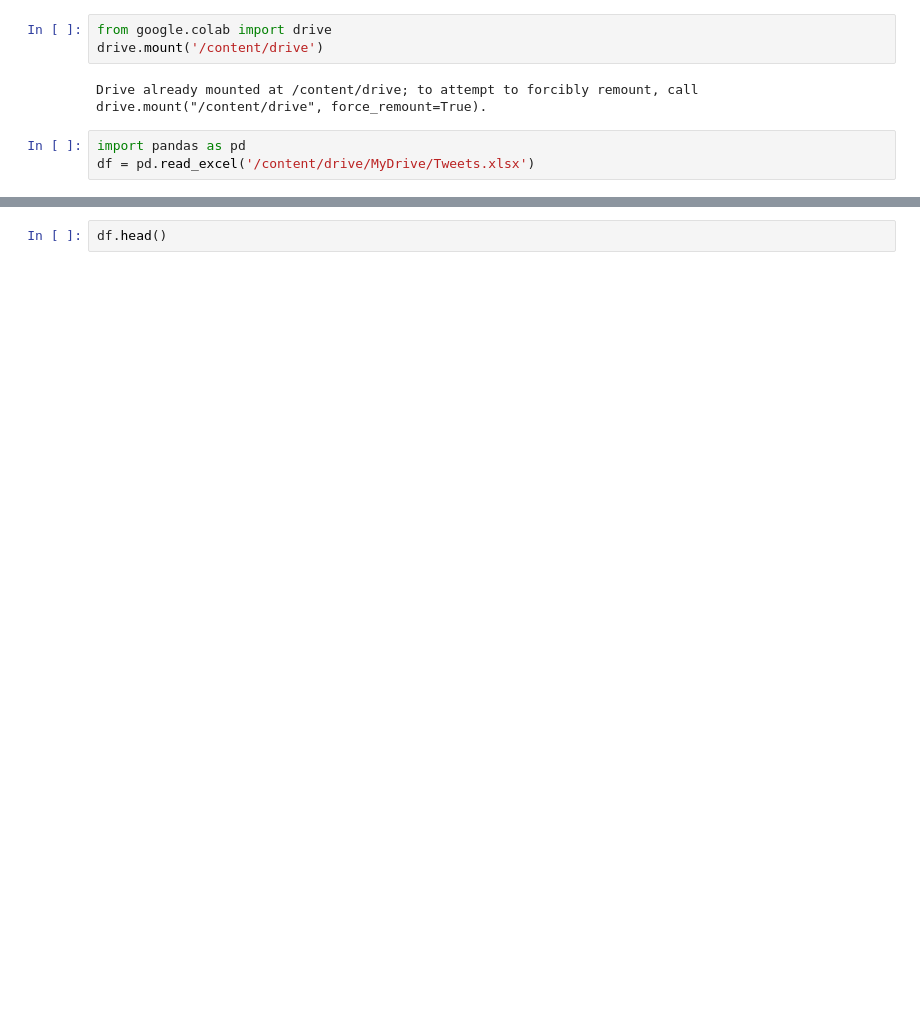
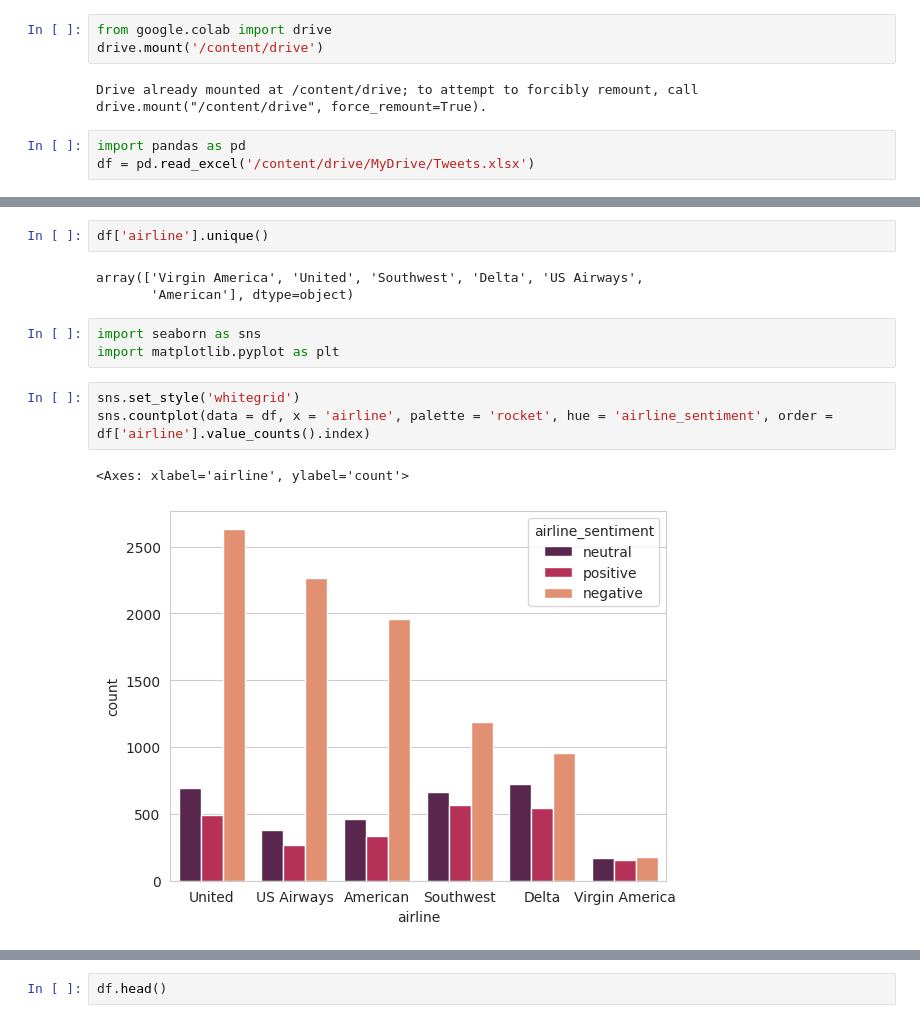
Before and after one commit to merlynmp/Airline-Sentiment-Analysis, a Jupyter notebook: airplane_python.ipynb, the cells around one changed output, grey strips where cells are left out. Cells and saved outputs as stored; diff of their text form; blank space fills up the shorter version.

```diff
--- a/airplane_python.ipynb
+++ b/airplane_python.ipynb
@@ -8,0 +92,14 @@ df = pd.read_excel('/content/drive/MyDrive/Tweets.xlsx')
+# %%
+df['airline'].unique()
+# %% [output]
+array(['Virgin America', 'United', 'Southwest', 'Delta', 'US Airways',
+       'American'], dtype=object)
+# %%
+import seaborn as sns
+import matplotlib.pyplot as plt
+# %%
+sns.set_style('whitegrid')
+sns.countplot(data = df, x = 'airline', palette = 'rocket', hue = 'airline_sentiment', order = df['airline'].value_counts().index)
+# %% [output]
+<Axes: xlabel='airline', ylabel='count'>
+[figure, added]
```
Also changed, not shown: parts of 30 cells of this notebook.
